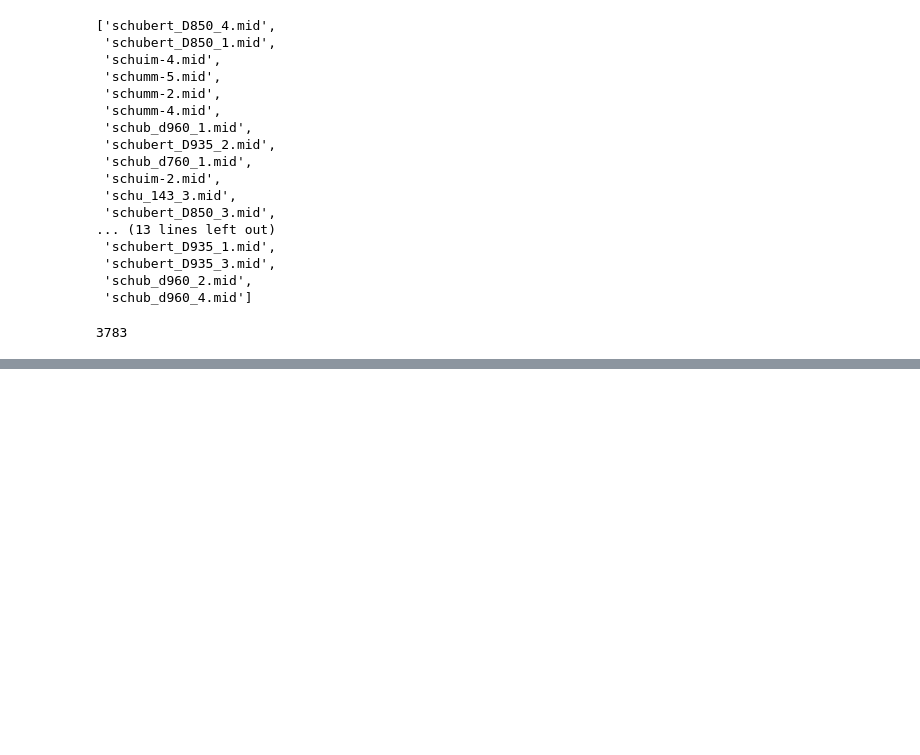
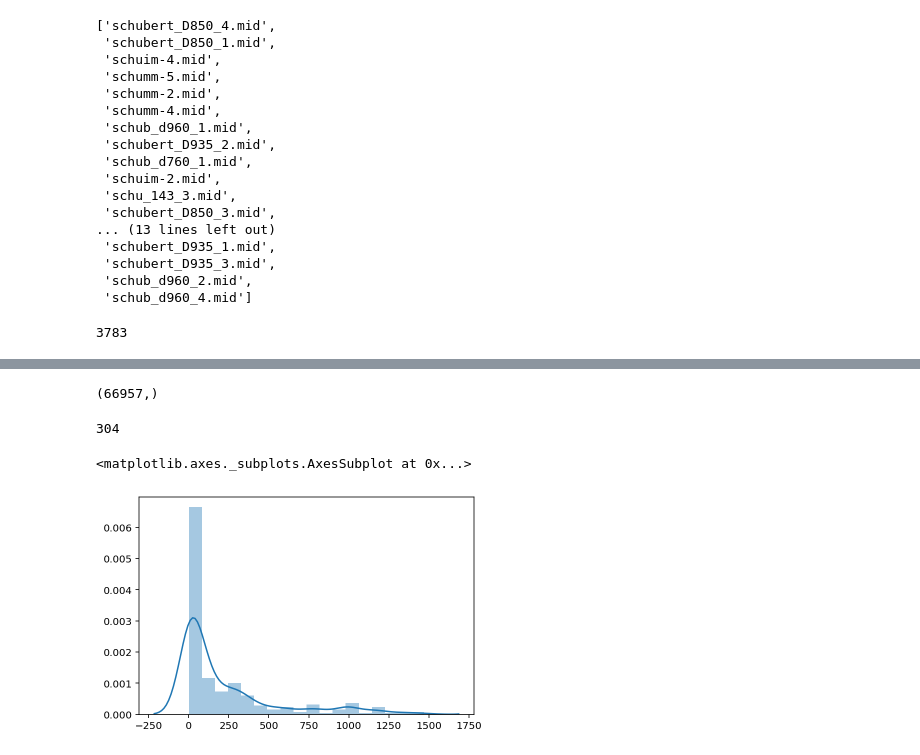
Before and after one commit to Devtown-India/musicGeneration, a Jupyter notebook: practiceCodes/DataPrep_midi.ipynb, the cells around one changed output, grey strips where cells are left out. Saved outputs shown, nothing was run; the diff lists cells and outputs as text; code cells hidden in the pictures; blank space fills up the shorter version.

```diff
--- a/practiceCodes/DataPrep_midi.ipynb
+++ b/practiceCodes/DataPrep_midi.ipynb
@@ -81,0 +126,24 @@ len(notes)
+# %%
+notes = np.array(notes)
+notes.shape
+# %% [output]
+(66957,)
+# %%
+# No of Unique notes
+unique_notes = list(set(notes))
+len(unique_notes)
+# %% [output]
+304
+# %%
+# Counting all notes
+frequency = dict.fromkeys(unique_notes, 0)
+for i in notes:
+    frequency[i] += 1
+# %%
+import seaborn as sns
+freq_values = list(frequency.values())
+# %%
+sns.distplot(freq_values, kde=True)
+# %% [output]
+<matplotlib.axes._subplots.AxesSubplot at 0x...>
+[figure, added]
```
Also changed, not shown: parts of 9 cells of this notebook, 1 other file.
